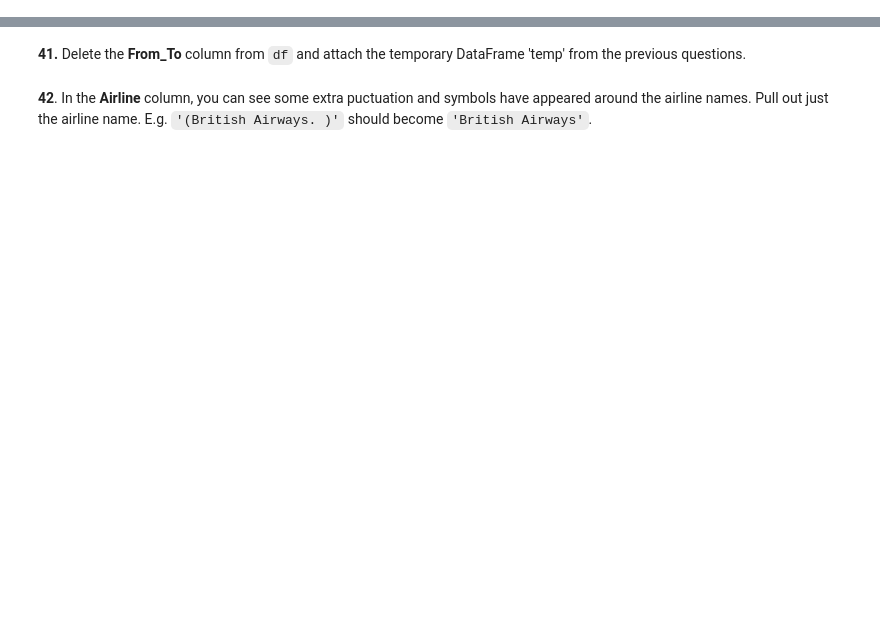
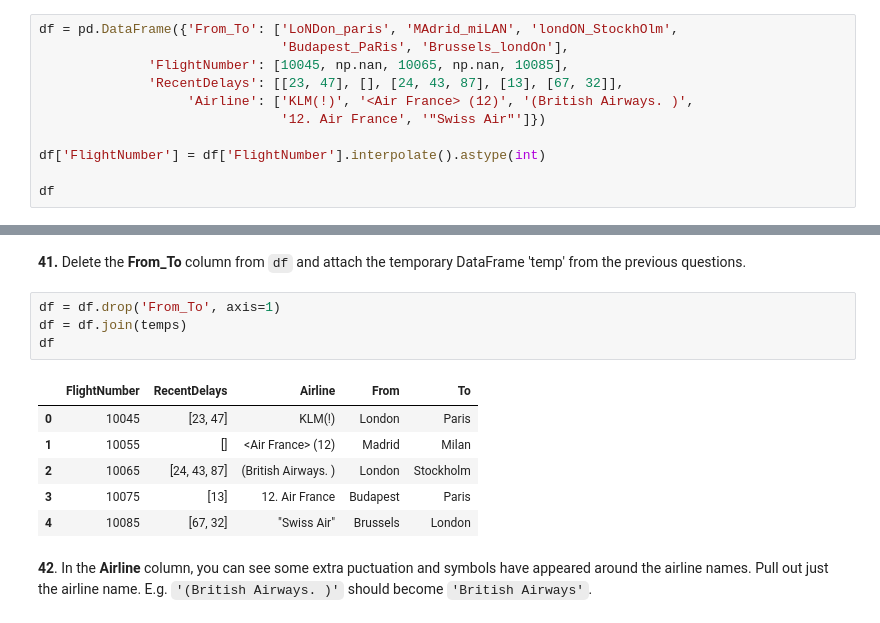
Before and after one commit to Jhonelkour/100-pandas-puzzles-, a Jupyter notebook: puzzles_solutions.ipynb, the cells around one changed output, grey strips where cells are left out. Saved outputs shown, nothing was run; the diff lists cells and outputs as text; blank space fills up the shorter version.

Commit message:
Cleaning Data

```diff
--- a/puzzles_solutions.ipynb
+++ b/puzzles_solutions.ipynb
@@ -813,3 +813,14 @@ Formatted, it looks like this:
 (It's some flight data I made up; it's not meant to be accurate in any way.)
 # %% [markdown]
 **38.** Some values in the the **FlightNumber** column are missing (they are `NaN`). These numbers are meant to increase by 10 with each row so 10055 and 10075 need to be put in place. Modify `df` to fill in these missing numbers and make the column an integer column (instead of a float column).
+# %%
+df = pd.DataFrame({'From_To': ['LoNDon_paris', 'MAdrid_miLAN', 'londON_StockhOlm',
+                               'Budapest_PaRis', 'Brussels_londOn'],
+              'FlightNumber': [10045, np.nan, 10065, np.nan, 10085],
+              'RecentDelays': [[23, 47], [], [24, 43, 87], [13], [67, 32]],
+                   'Airline': ['KLM(!)', '<Air France> (12)', '(British Airways. )',
+                               '12. Air France', '"Swiss Air"']})
+
+df['FlightNumber'] = df['FlightNumber'].interpolate().astype(int)
+
+df
@@ -820,4 +863,15 @@ Formatted, it looks like this:
 # %% [markdown]
 **41.** Delete the **From_To** column from `df` and attach the temporary DataFrame 'temp' from the previous questions.
+# %%
+df = df.drop('From_To', axis=1)
+df = df.join(temps)
+df
+# %% [output]
+|  | FlightNumber | RecentDelays | Airline | From | To |
+| 0 | 10045 | [23, 47] | KLM(!) | London | Paris |
+| 1 | 10055 | [] | <Air France> (12) | Madrid | Milan |
+| 2 | 10065 | [24, 43, 87] | (British Airways. ) | London | Stockholm |
+| 3 | 10075 | [13] | 12. Air France | Budapest | Paris |
+| 4 | 10085 | [67, 32] | "Swiss Air" | Brussels | London |
 # %% [markdown]
 **42**. In the **Airline** column, you can see some extra puctuation and symbols have appeared around the airline names. Pull out just the airline name. E.g. `'(British Airways. )'` should become `'British Airways'`.
```
Also changed, not shown: parts of 5 cells of this notebook.
